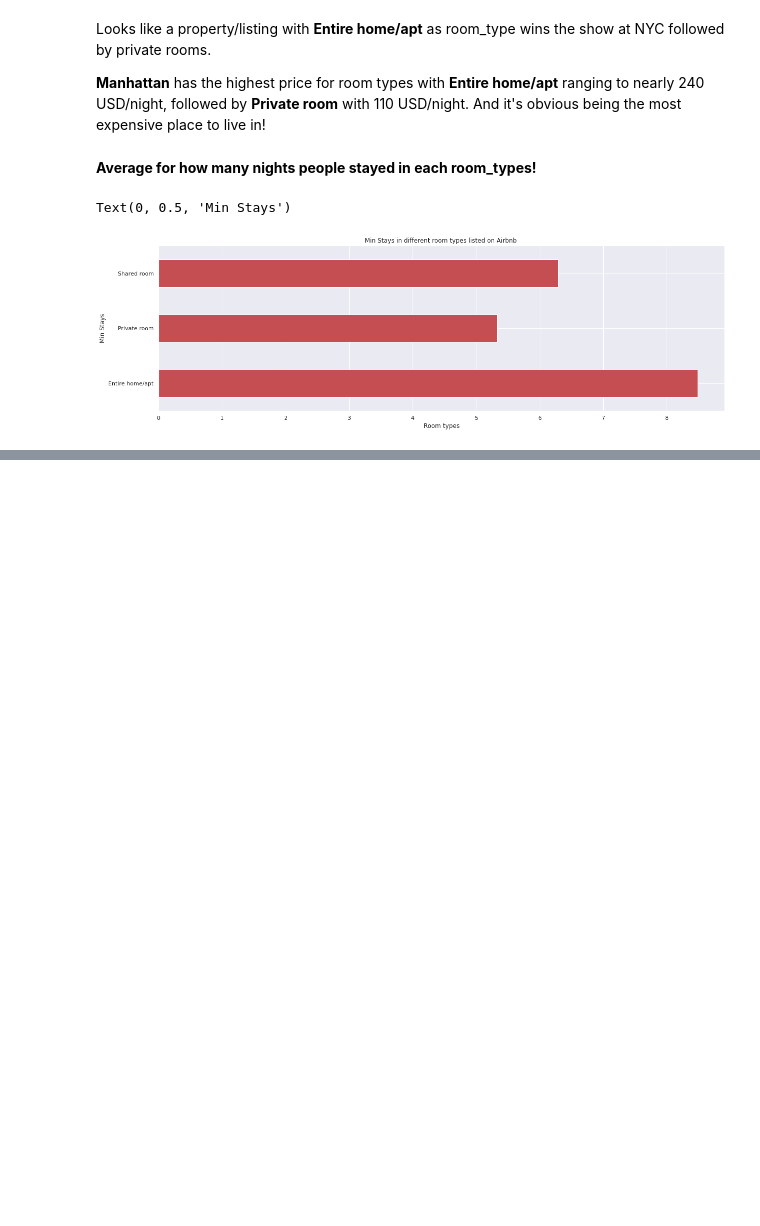
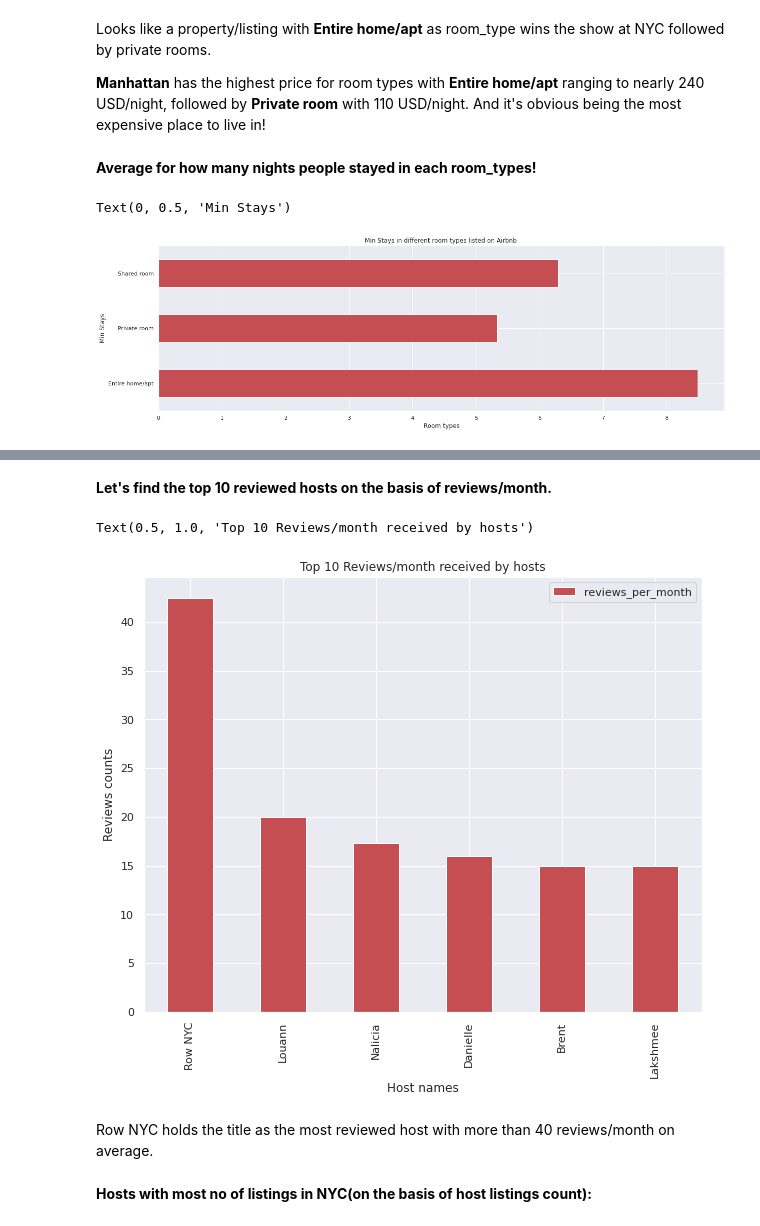
Before and after one commit to harishkollana/Airbnb-Capstone-Project, a Jupyter notebook: Airbnb_Capstone.ipynb, the cells around one changed output, grey strips where cells are left out. Cells and saved outputs as stored; diff of their text form; code cells hidden in the pictures; blank space fills up the shorter version.

```diff
--- a/Airbnb_Capstone.ipynb
+++ b/Airbnb_Capstone.ipynb
@@ -906,0 +911,4 @@ Looking at these it clearly indicates that people mostly prefer living in an ent
+# %%
+#top 10 most reviewed listings in NYC!
+top10_reviewed_listings= quantile_df.nlargest(10,'reviews_per_month')
+top10_reviewed_listings[['name','reviews_per_month','neighbourhood_group']]
@@ -906,0 +951,17 @@ Looking at these it clearly indicates that people mostly prefer living in an ent
+# %% [markdown]
+**Let's find the top 10 reviewed hosts on the basis of reviews/month.**
+# %%
+#there are cases where same hosts are hosting multiple properties in same/different areas.
+reviews_df=top10_reviewed_listings.groupby('host_name')['reviews_per_month'].mean()
+reviews_df=reviews_df.reset_index().sort_values(by='reviews_per_month',ascending=False)
+reviews_df.plot(x='host_name',y='reviews_per_month',kind='bar',color='r')
+plt.ylabel('Reviews counts')
+plt.xlabel('Host names')
+plt.title('Top 10 Reviews/month received by hosts')
+# %% [output]
+Text(0.5, 1.0, 'Top 10 Reviews/month received by hosts')
+[figure, added]
+# %% [markdown]
+Row NYC holds the title as the most reviewed host with more than 40 reviews/month on average.
+# %% [markdown]
+**Hosts with most no of listings in NYC(on the basis of host listings count):**
```
Also changed, not shown: parts of 38 cells of this notebook.
